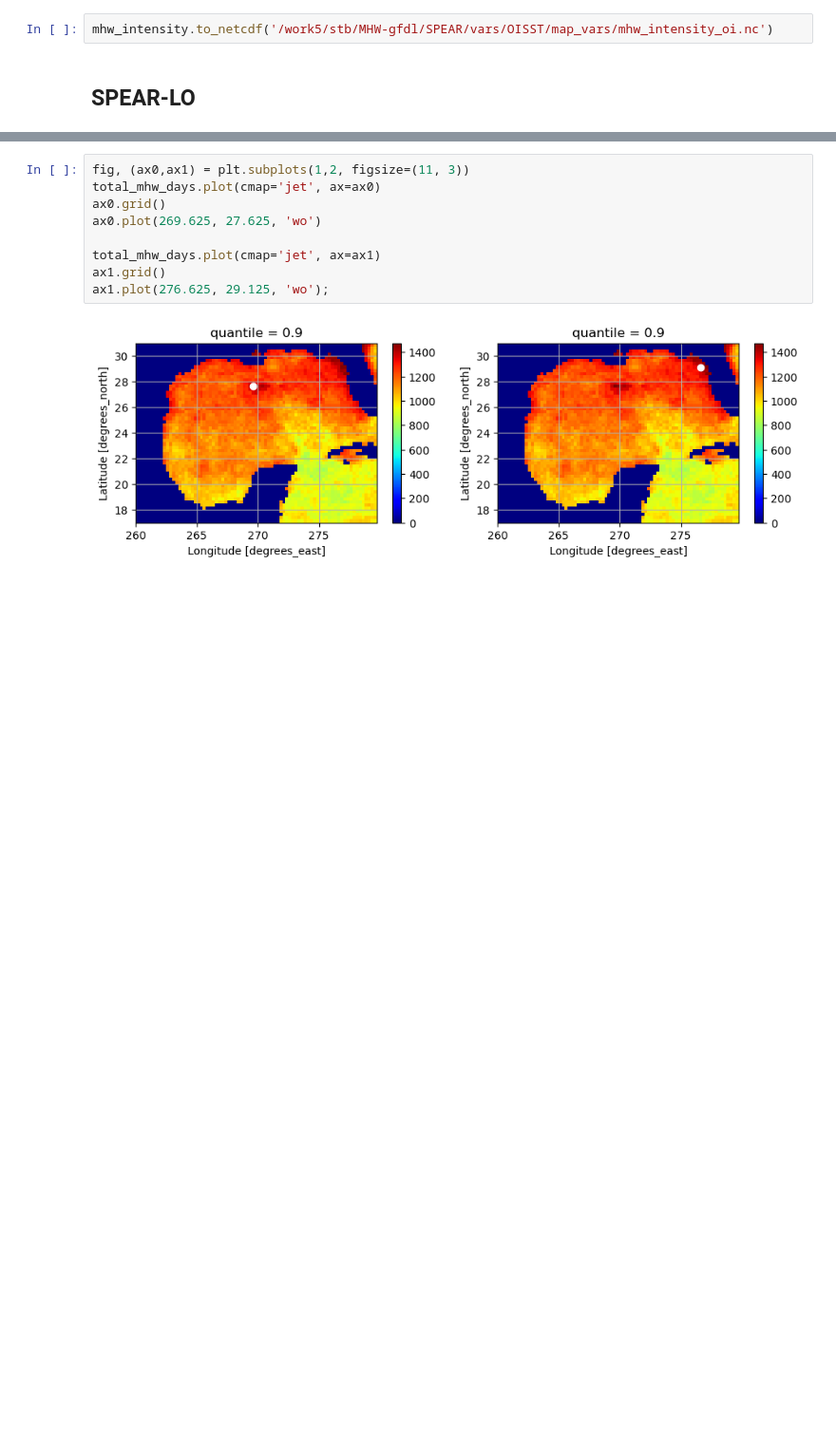
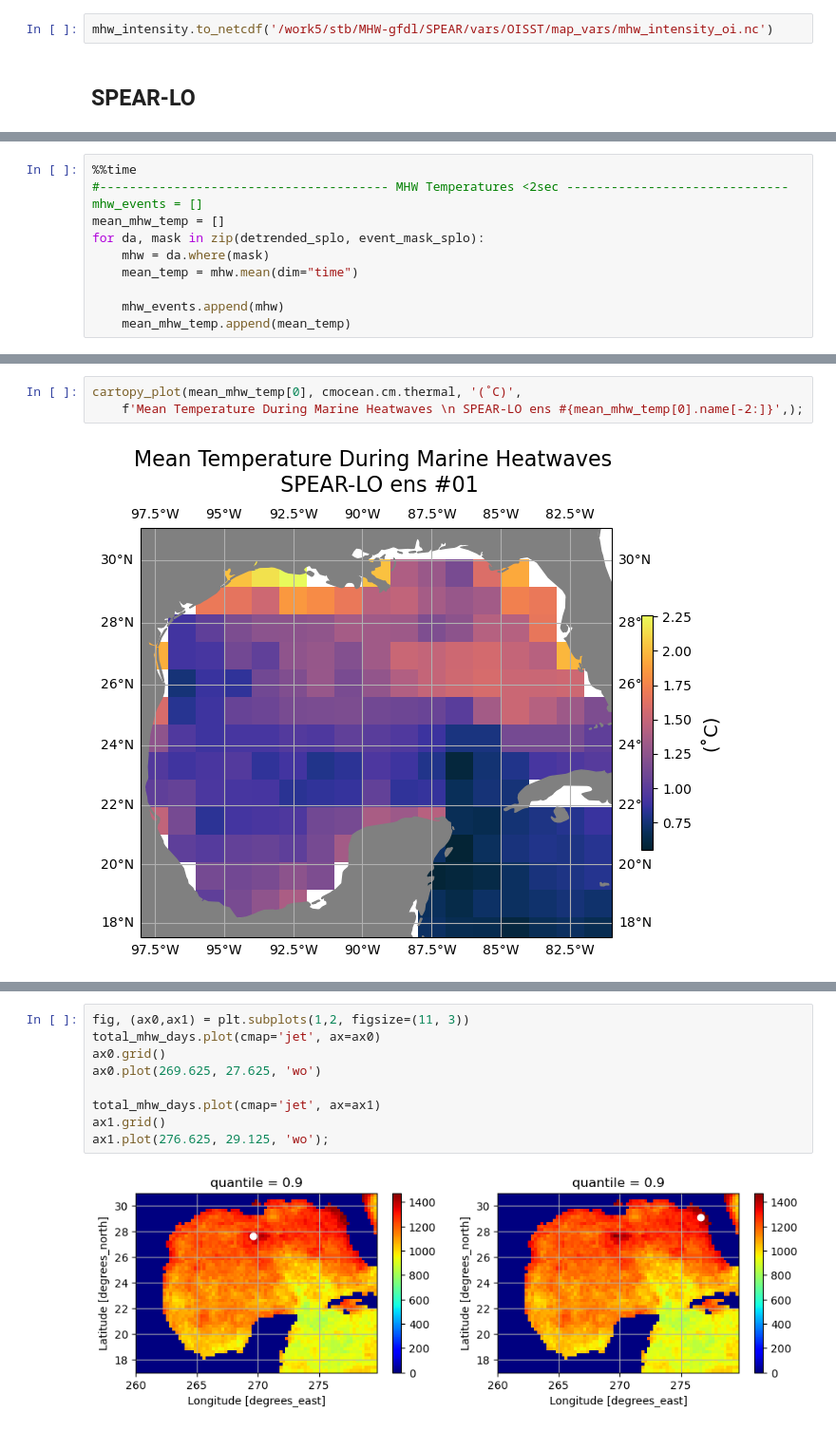
Before and after one commit to shanicetbailey/MHW-gfdl, a Jupyter notebook: define-MHW-SPEAR-lo.ipynb, the cells around one changed output, grey strips where cells are left out. Shown at 95% size. Saved outputs shown, nothing was run; the diff lists cells and outputs as text; blank space fills up the shorter version.

```diff
--- a/define-MHW-SPEAR-lo.ipynb
+++ b/define-MHW-SPEAR-lo.ipynb
@@ -251,0 +356,10 @@ mhw_intensity = (mhw_events - threshold).mean(dim="time")
+# %%
+%%time
+#--------------------------------------- MHW Temperatures <2sec ------------------------------mhw_events = []
+mean_mhw_temp = []
+for da, mask in zip(detrended_splo, event_mask_splo):
+    mhw = da.where(mask)
+    mean_temp = mhw.mean(dim="time")
+
+    mhw_events.append(mhw)
+    mean_mhw_temp.append(mean_temp)
@@ -256,0 +414,5 @@ cartopy_plot(total_mhw_days, 'xT', 'yT', 'jet', '# of days',
+# %%
+cartopy_plot(mean_mhw_temp[0], cmocean.cm.thermal, '(˚C)',
+    f'Mean Temperature During Marine Heatwaves \n SPEAR-LO ens #{mean_mhw_temp[0].name[-2:]}',);
+# %% [output]
+[figure, added]
```
Also changed, not shown: parts of 25 cells of this notebook.
